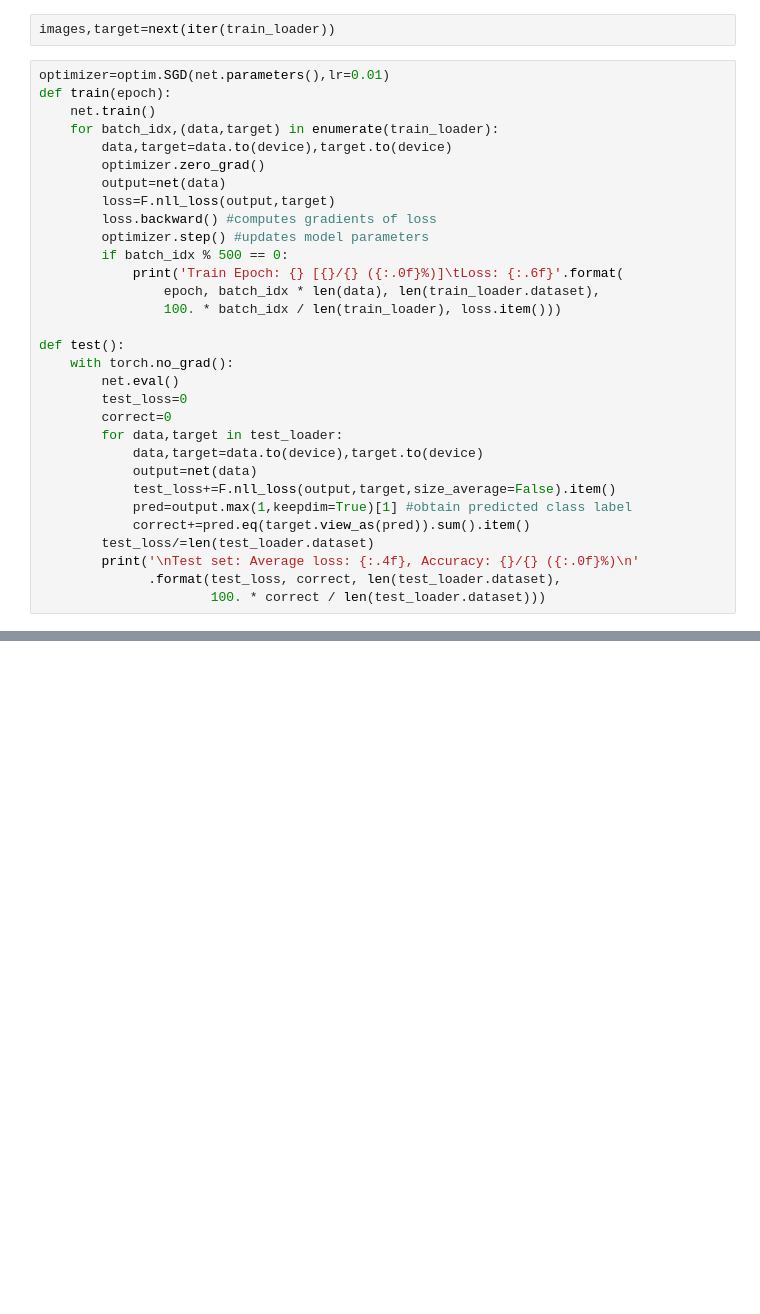
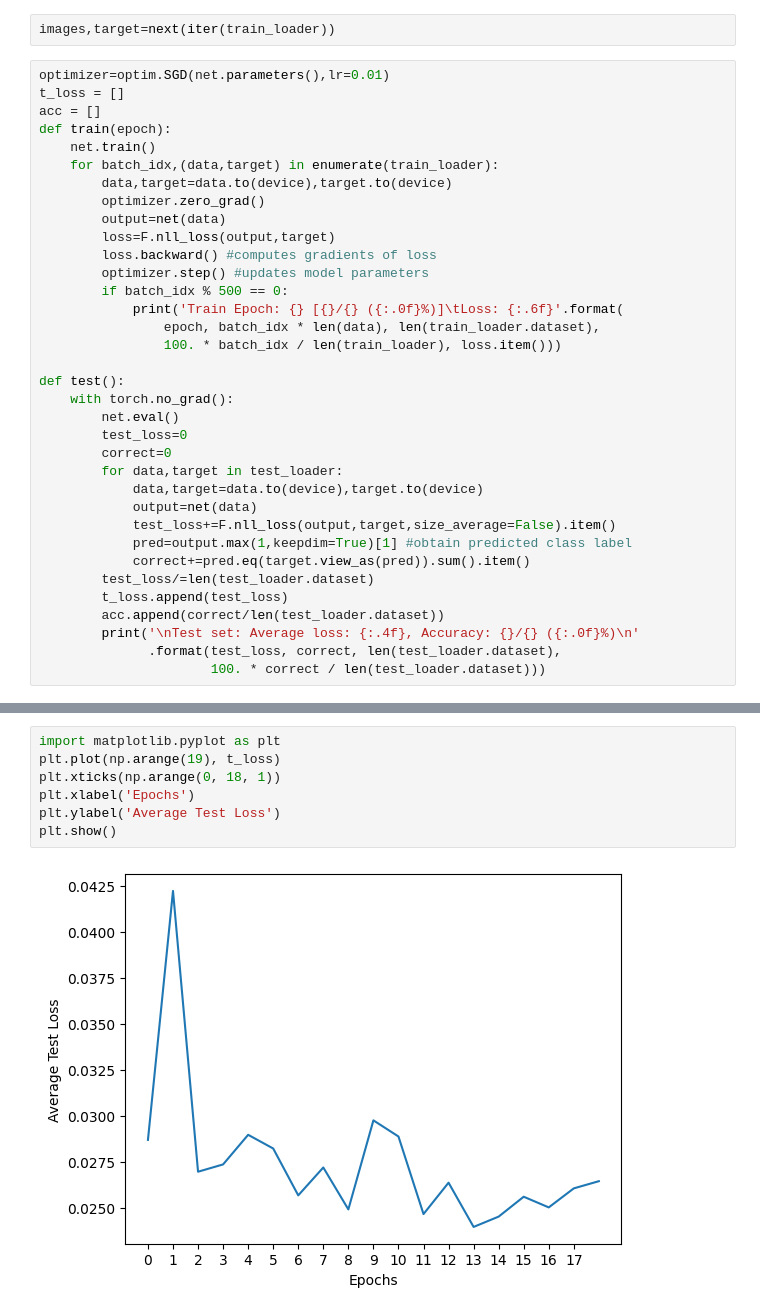
Before and after one commit to ryan1iu3/SpatialTransformer, a Jupyter notebook: STN.ipynb, the cells around one changed output, grey strips where cells are left out. Saved outputs shown, nothing was run; the diff lists cells and outputs as text; blank space fills up the shorter version.

```diff
--- a/STN.ipynb
+++ b/STN.ipynb
@@ -136,6 +72,8 @@ net=Net().to(device)
 images,target=next(iter(train_loader))
 # %%
 optimizer=optim.SGD(net.parameters(),lr=0.01)
+t_loss = []
+acc = []
 def train(epoch):
     net.train()
     for batch_idx,(data,target) in enumerate(train_loader):
@@ -162,6 +100,8 @@ def test():
             pred=output.max(1,keepdim=True)[1] #obtain predicted class label
             correct+=pred.eq(target.view_as(pred)).sum().item()
         test_loss/=len(test_loader.dataset)
+        t_loss.append(test_loss)
+        acc.append(correct/len(test_loader.dataset))
         print('\nTest set: Average loss: {:.4f}, Accuracy: {}/{} ({:.0f}%)\n'
               .format(test_loss, correct, len(test_loader.dataset),
                       100. * correct / len(test_loader.dataset)))
@@ -222,0 +163,9 @@ Test set: Average loss: 0.0358, Accuracy: 9898/10000 (99%)
+# %%
+import matplotlib.pyplot as plt
+plt.plot(np.arange(19), t_loss)
+plt.xticks(np.arange(0, 18, 1))
+plt.xlabel('Epochs')
+plt.ylabel('Average Test Loss')
+plt.show()
+# %% [output]
+[figure, added]
```
Also changed, not shown: parts of 3 cells of this notebook.
